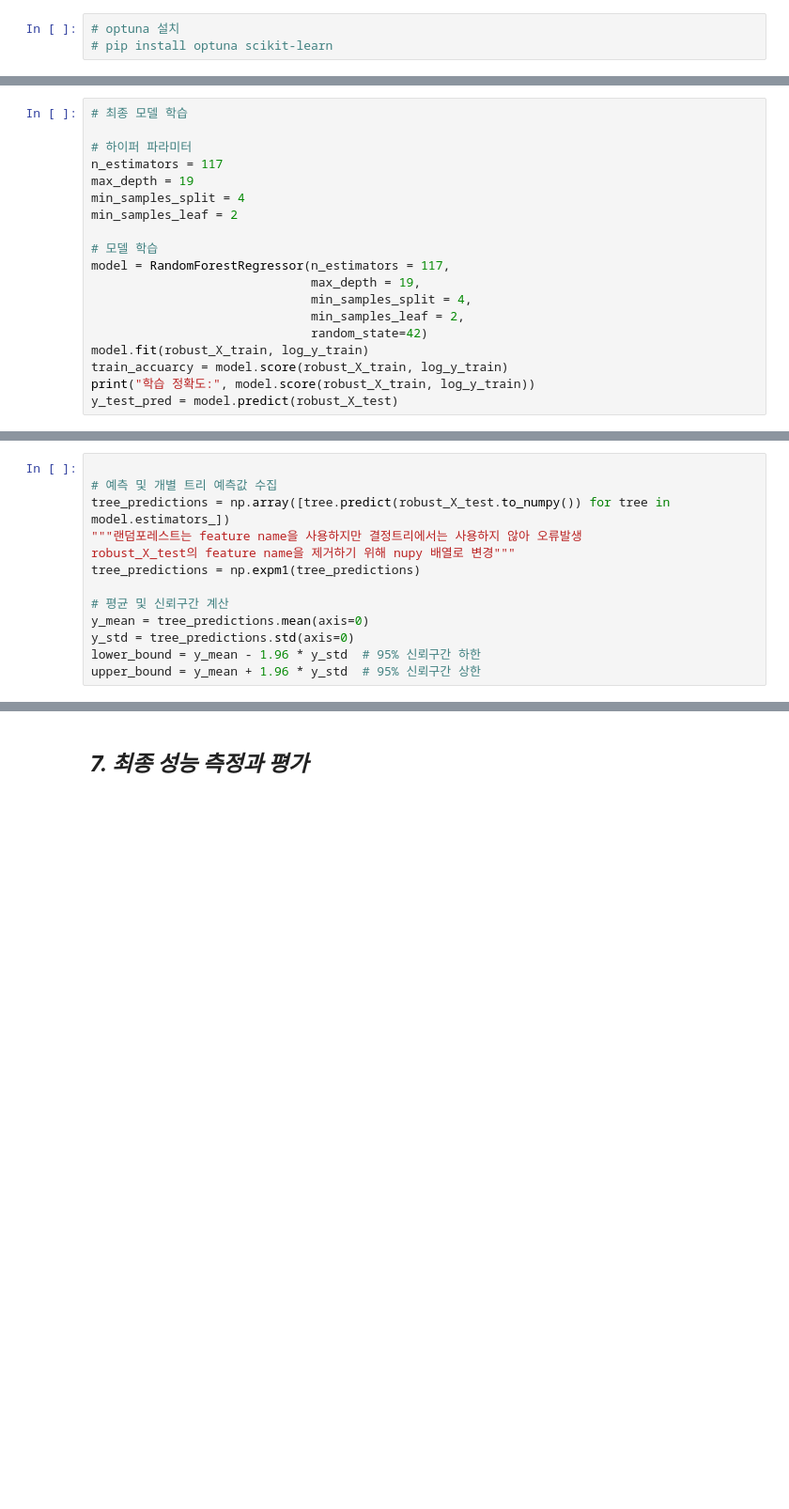
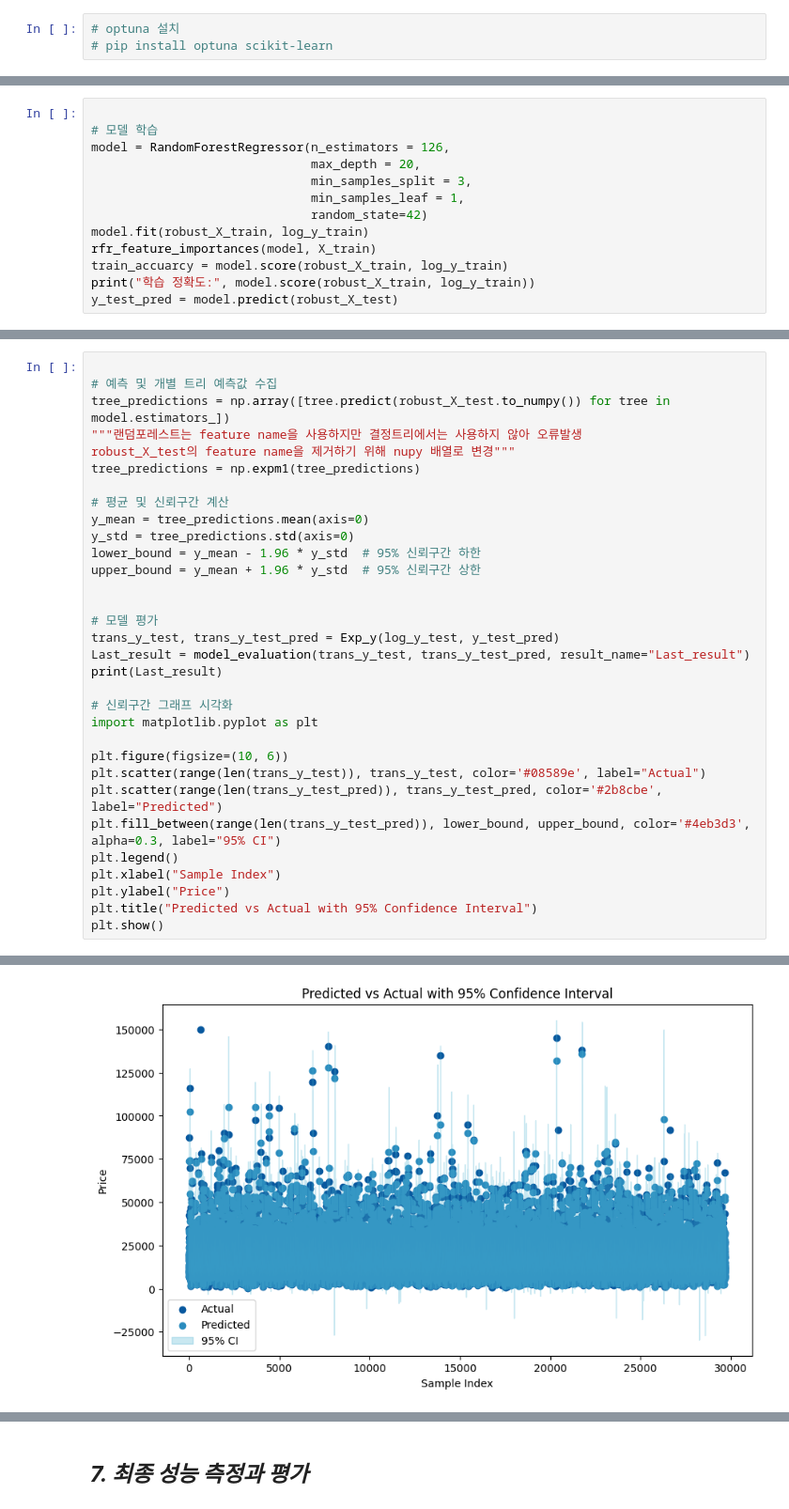
Before and after one commit to parkgunha/Chagawa_project, a Jupyter notebook: 건하_통합코드.ipynb, the cells around one changed output, grey strips where cells are left out. Shown at 94% size. Drawn from its saved outputs; the diff is of its cells as text; blank space fills up the shorter version.

```diff
--- a/건하_통합코드.ipynb
+++ b/건하_통합코드.ipynb
@@ -1463,19 +1456,13 @@ full2_data
 # %%
-# 최종 모델 학습
-
-# 하이퍼 파라미터
-n_estimators = 117
-max_depth = 19
-min_samples_split = 4
-min_samples_leaf = 2
 
 # 모델 학습
-model = RandomForestRegressor(n_estimators = 117,
-                              max_depth = 19,
-                              min_samples_split = 4,
-                              min_samples_leaf = 2,
+model = RandomForestRegressor(n_estimators = 126,
+                              max_depth = 20,
+                              min_samples_split = 3,
+                              min_samples_leaf = 1,
                               random_state=42)
 model.fit(robust_X_train, log_y_train)
+rfr_feature_importances(model, X_train)
 train_accuarcy = model.score(robust_X_train, log_y_train)
 print("학습 정확도:", model.score(robust_X_train, log_y_train))
 y_test_pred = model.predict(robust_X_test)
@@ -1494,3 +1487,23 @@ y_mean = tree_predictions.mean(axis=0)
 y_std = tree_predictions.std(axis=0)
 lower_bound = y_mean - 1.96 * y_std  # 95% 신뢰구간 하한
 upper_bound = y_mean + 1.96 * y_std  # 95% 신뢰구간 상한
+
+
+# 모델 평가
+trans_y_test, trans_y_test_pred = Exp_y(log_y_test, y_test_pred)
+Last_result = model_evaluation(trans_y_test, trans_y_test_pred, result_name="Last_result")
+print(Last_result)
+
+# 신뢰구간 그래프 시각화
+import matplotlib.pyplot as plt
+
+plt.figure(figsize=(10, 6))
+plt.scatter(range(len(trans_y_test)), trans_y_test, color='#08589e', label="Actual")
+plt.scatter(range(len(trans_y_test_pred)), trans_y_test_pred, color='#2b8cbe', label="Predicted")
+plt.fill_between(range(len(trans_y_test_pred)), lower_bound, upper_bound, color='#4eb3d3', alpha=0.3, label="95% CI")
+plt.legend()
+plt.xlabel("Sample Index")
+plt.ylabel("Price")
+plt.title("Predicted vs Actual with 95% Confidence Interval")
+plt.show()
+# %% [output]
@@ -1496,0 +1523 @@ upper_bound = y_mean + 1.96 * y_std  # 95% 신뢰구간 상한
+[figure, added]
```
Also changed, not shown: parts of 24 cells of this notebook, 2 other files.
